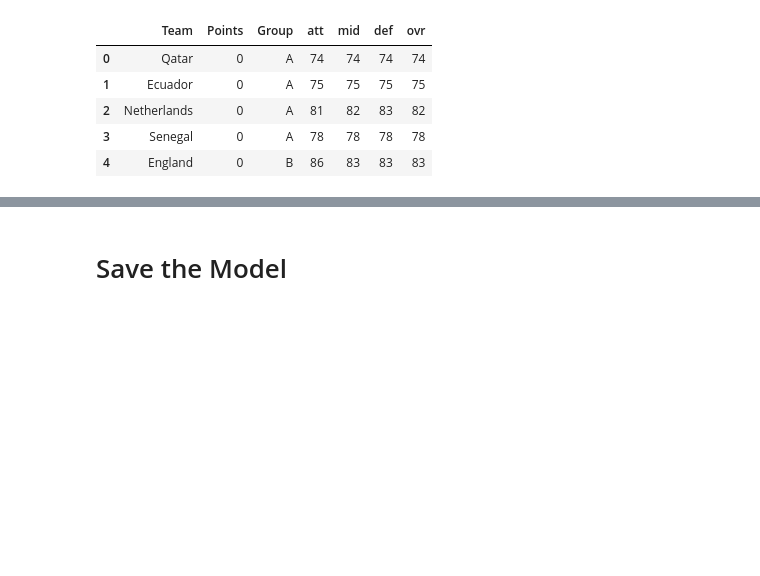
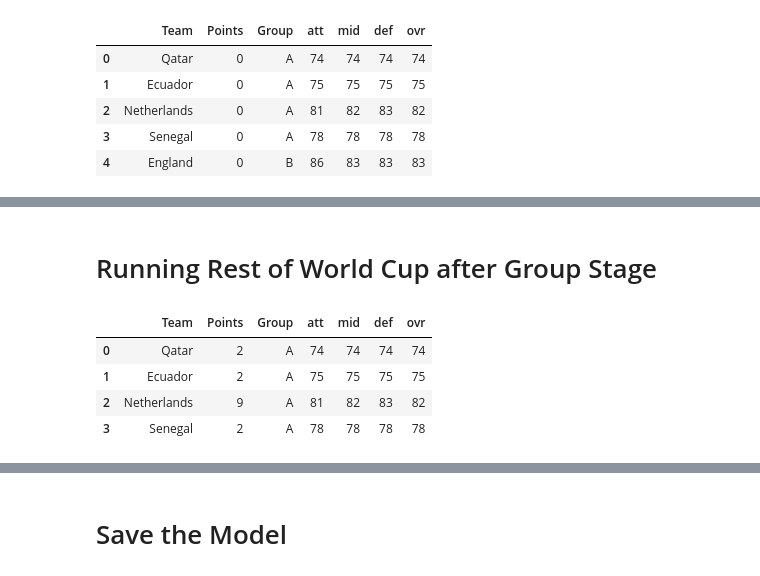
Before and after one commit to DavidHoffman11/WorldCupPredictor, a Jupyter notebook: world_cup_prediction.ipynb, the cells around one changed output, grey strips where cells are left out. Drawn from its saved outputs; the diff is of its cells as text; code cells hidden in the pictures; blank space fills up the shorter version.

```diff
--- a/world_cup_prediction.ipynb
+++ b/world_cup_prediction.ipynb
@@ -1459,0 +1458,10 @@ worldCup
+# %% [markdown]
+# Running Rest of World Cup after Group Stage
+# %%
+worldCup.head(4)
+# %% [output]
+|  | Team | Points | Group | att | mid | def | ovr |
+| 0 | Qatar | 2 | A | 74 | 74 | 74 | 74 |
+| 1 | Ecuador | 2 | A | 75 | 75 | 75 | 75 |
+| 2 | Netherlands | 9 | A | 81 | 82 | 83 | 82 |
+| 3 | Senegal | 2 | A | 78 | 78 | 78 | 78 |
```
Also changed, not shown: parts of 8 cells of this notebook.
